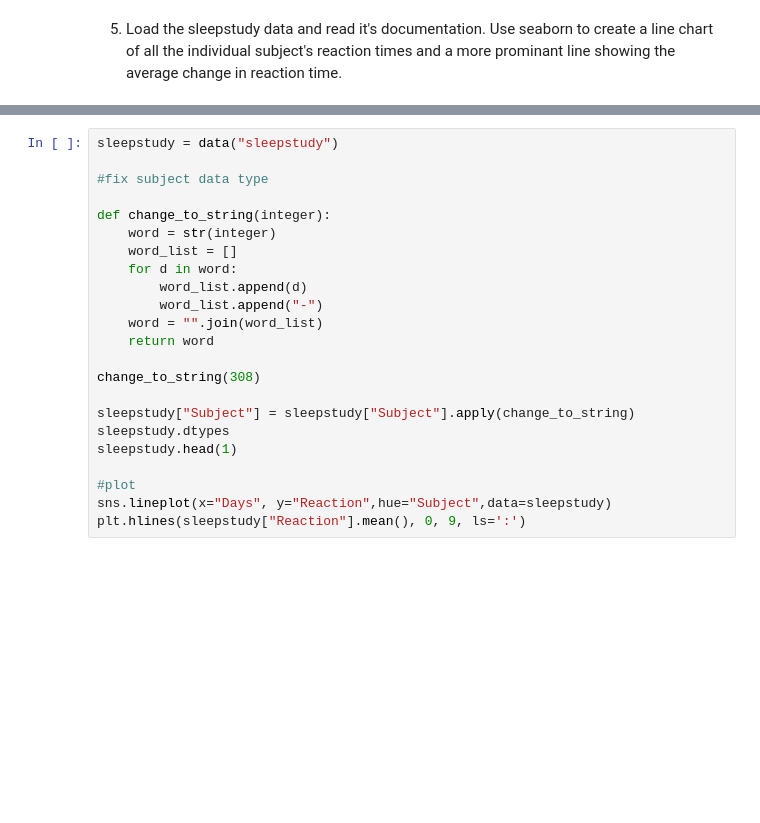
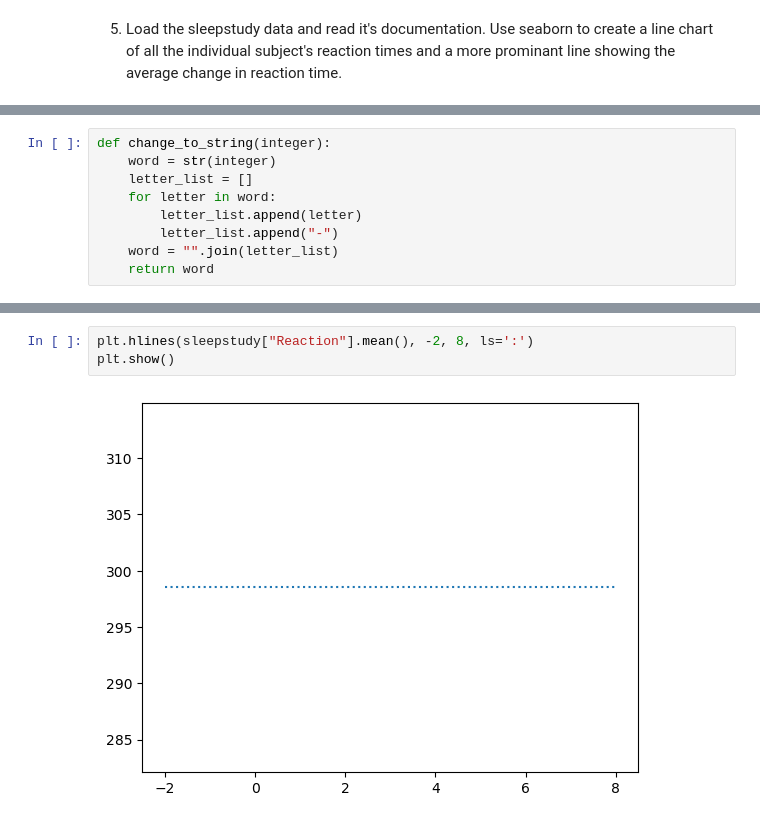
Before and after one commit to manuelparra1/data-science-libraries, a Jupyter notebook: seaborne_exercises.ipynb, the cells around one changed output, grey strips where cells are left out. Drawn from its saved outputs; the diff is of its cells as text; blank space fills up the shorter version.

```diff
--- a/seaborne_exercises.ipynb
+++ b/seaborne_exercises.ipynb
@@ -333,0 +357,9 @@ sns.barplot(x="id",y="item_price",data=top_four_items)
+# %%
+def change_to_string(integer):
+    word = str(integer)
+    letter_list = []
+    for letter in word:
+        letter_list.append(letter)
+        letter_list.append("-")
+    word = "".join(letter_list)
+    return word
@@ -334,23 +389,5 @@ sns.barplot(x="id",y="item_price",data=top_four_items)
 # %%
-sleepstudy = data("sleepstudy")
-
-#fix subject data type
-
-def change_to_string(integer):
-    word = str(integer)
-    word_list = []
-    for d in word:
-        word_list.append(d)
-        word_list.append("-")
-    word = "".join(word_list)
-    return word
-
-change_to_string(308)
-
-sleepstudy["Subject"] = sleepstudy["Subject"].apply(change_to_string)
-sleepstudy.dtypes
-sleepstudy.head(1)
-
-#plot
-sns.lineplot(x="Days", y="Reaction",hue="Subject",data=sleepstudy)
-plt.hlines(sleepstudy["Reaction"].mean(), 0, 9, ls=':')
+plt.hlines(sleepstudy["Reaction"].mean(), -2, 8, ls=':')
+plt.show()
+# %% [output]
+[figure, added]
```
Also changed, not shown: parts of 19 cells of this notebook.
